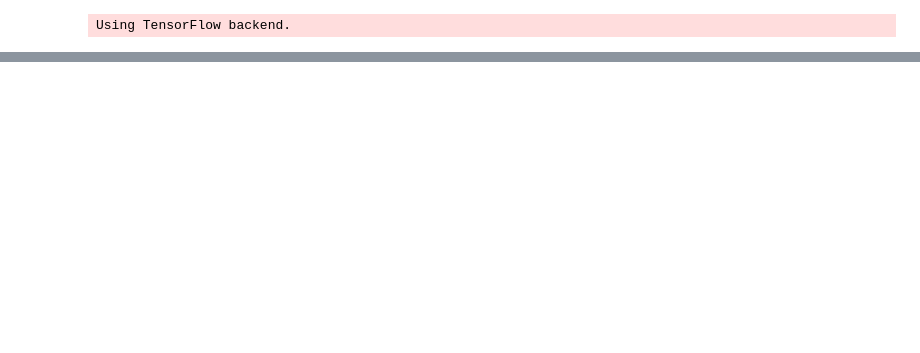
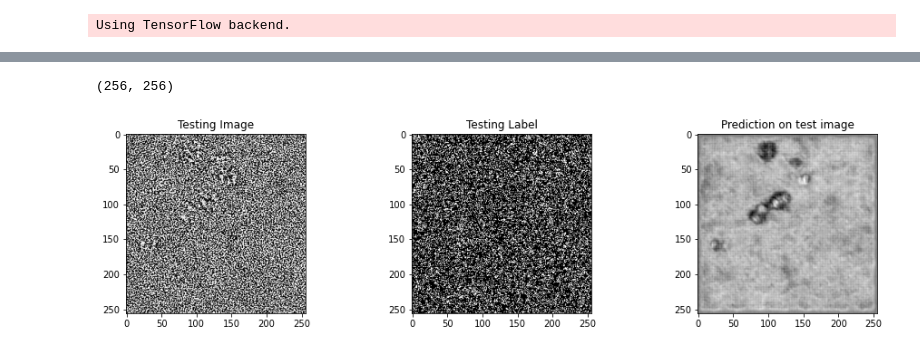
Before and after one commit to leeroyhannover/EM, a Jupyter notebook: 3dem/notebooks/Unet_augmentation.ipynb, the cells around one changed output, grey strips where cells are left out. Drawn from its saved outputs; the diff is of its cells as text; code cells hidden in the pictures; blank space fills up the shorter version.

```diff
--- a/3dem/notebooks/Unet_augmentation.ipynb
+++ b/3dem/notebooks/Unet_augmentation.ipynb
@@ -337,21 +385,32 @@ print("IoU socre is: ", iou_score)
+# %%
+np.squeeze(pred).shape
+# %% [output]
+(256, 256)
 # %%
-# on test dataset
+
+# on test dataset on one image
 test_img_number = random.randint(0, len(X_test))
 test_img = X_test[test_img_number]
 ground_truth=Y_test[test_img_number]
 test_img_norm=test_img[:,:,0][:,:,None]
-test_img_input=np.expand_dims(test_img_norm, 0)
-prediction = (model.predict(test_img_input)[0,:,:,0] > 0.2).astype(np.uint8)
+test_img_input=np.expand_dims(np.stack((np.squeeze(test_img_norm),)*3, axis=-1), 0)
+
+pred = model.predict(test_img_input)
+# prediction = ((pred[0,:,:,0] > 0.2) * 255).astype(np.uint8)
+
+prediction = (pred[0,:,:,0] * 255).astype(np.uint8)  # don't binarize
 
 plt.figure(figsize=(16, 8))
 plt.subplot(231)
 plt.title('Testing Image')
 plt.imshow(test_img[:,:,0], cmap='gray')
 plt.subplot(232)
 plt.title('Testing Label')
 plt.imshow(ground_truth[:,:,0], cmap='gray')
 plt.subplot(233)
 plt.title('Prediction on test image')
 plt.imshow(prediction, cmap='gray')
 
 plt.show()
+# %% [output]
+[figure, added]
```
Also changed, not shown: parts of 14 cells of this notebook, 52 other files.
